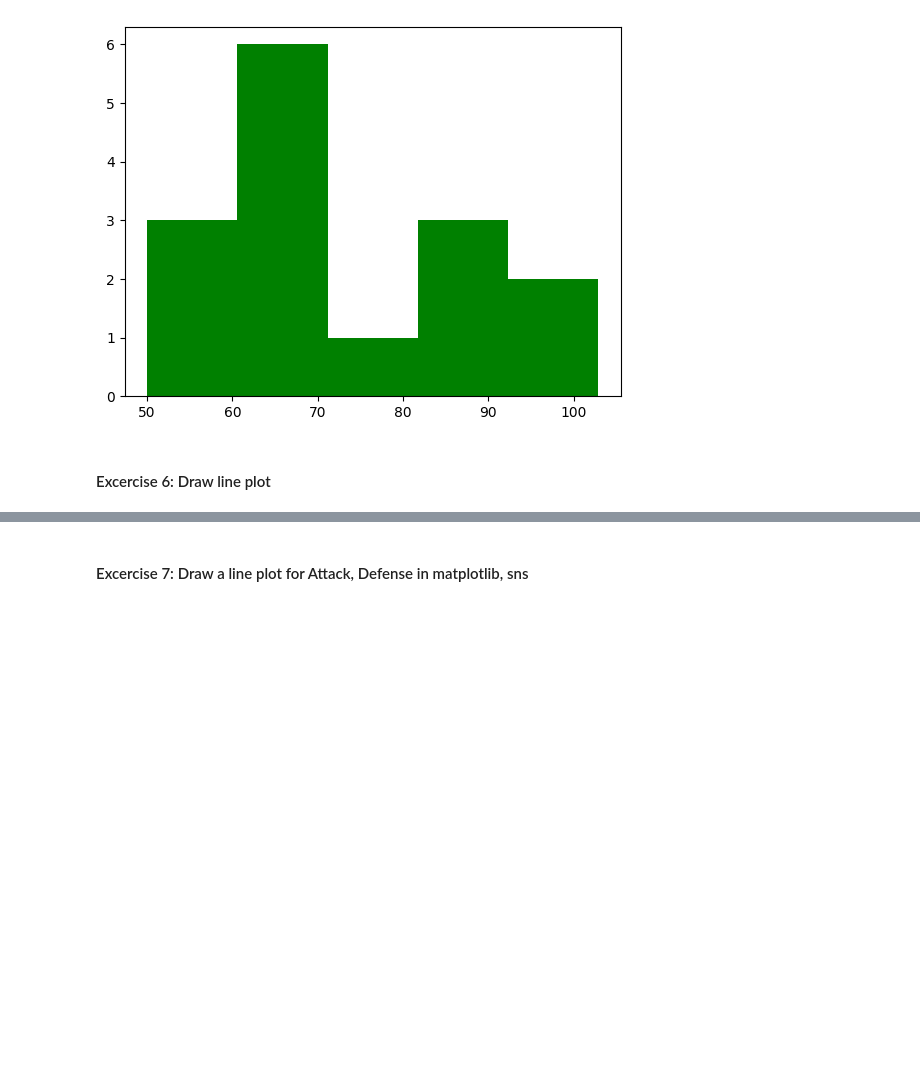
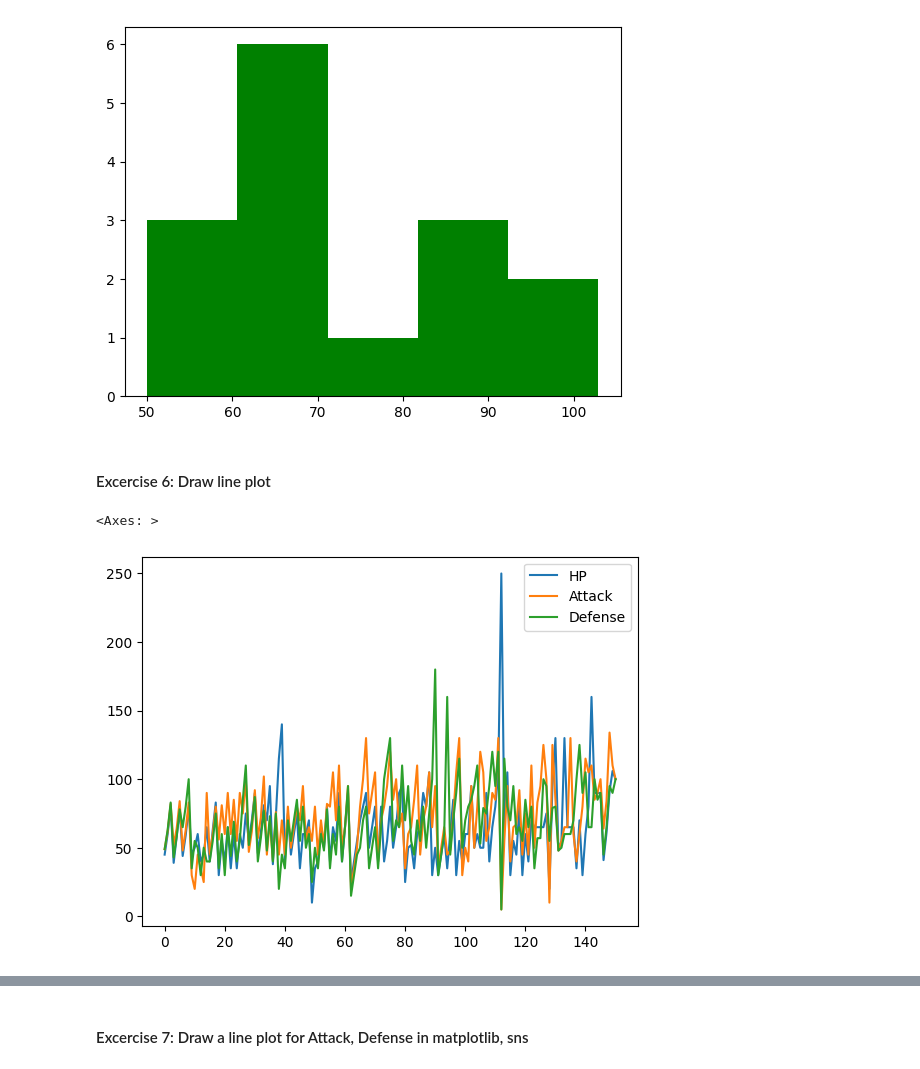
Before and after one commit to fortune-max/M4-python-refresher-ml, a Jupyter notebook: Day3.ipynb, the cells around one changed output, grey strips where cells are left out. Saved outputs shown, nothing was run; the diff lists cells and outputs as text; code cells hidden in the pictures; blank space fills up the shorter version.

```diff
--- a/Day3.ipynb
+++ b/Day3.ipynb
@@ -155,3 +159,7 @@ plt.hist(pokemon_type1_stat['Attack'], bins=5, color='g')
 #### Excercise 6: Draw line plot
 # %%
 # plot df
+pokemon_df[['HP', 'Attack', 'Defense']].plot(kind='line')
+# %% [output]
+<Axes: >
+[figure, added]
```
Also changed, not shown: parts of 2 cells of this notebook, 2 other files.
